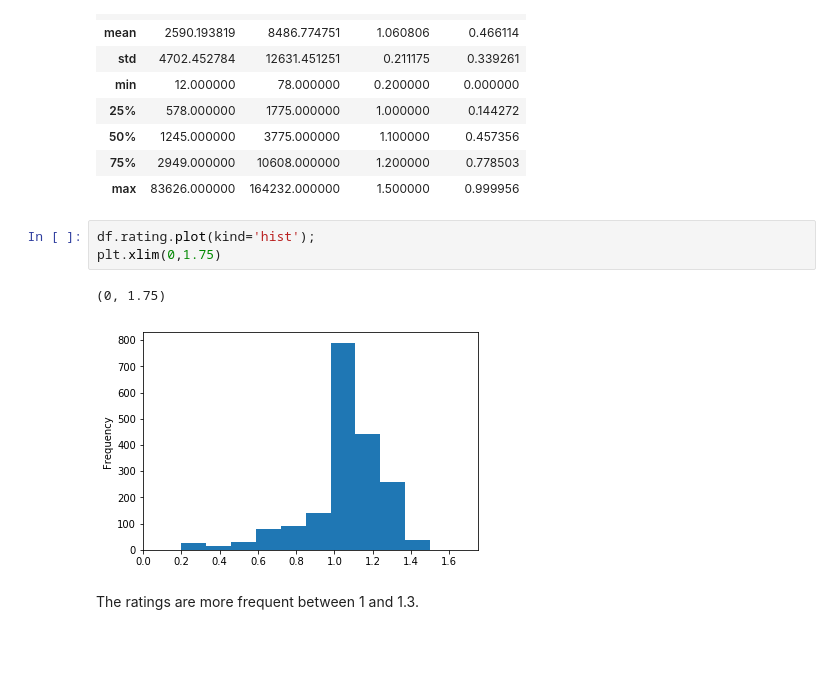
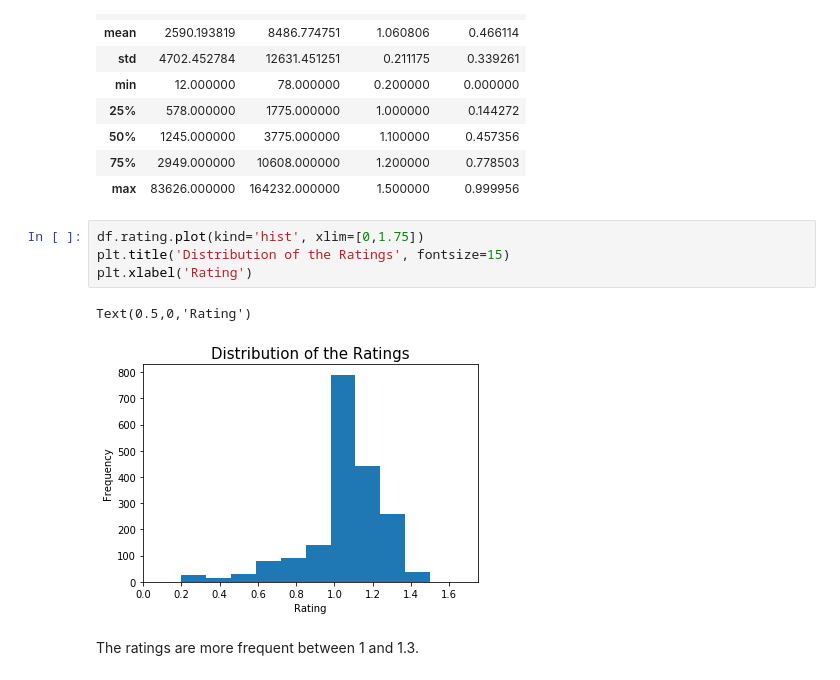
Before and after one commit to yagmurdalman/wrangle-and-analyze-data, a Jupyter notebook: wrangle_act.ipynb, the cells around one changed output. Cells and saved outputs as stored; diff of their text form; blank space fills up the shorter version.

```diff
--- a/wrangle_act.ipynb
+++ b/wrangle_act.ipynb
@@ -1359,10 +1358,11 @@ df[['retweet_count','favorite_count','rating', 'confidence']].describe()
 | 75% | 2949.000000 | 10608.000000 | 1.200000 | 0.778503 |
 | max | 83626.000000 | 164232.000000 | 1.500000 | 0.999956 |
 # %%
-df.rating.plot(kind='hist');
-plt.xlim(0,1.75)
+df.rating.plot(kind='hist', xlim=[0,1.75])
+plt.title('Distribution of the Ratings', fontsize=15)
+plt.xlabel('Rating')
 # %% [output]
-(0, 1.75)
+Text(0.5,0,'Rating')
-[figure, old version]
+[figure, new version]
 # %% [markdown]
 The ratings are more frequent between 1 and 1.3.
```
Also changed, not shown: parts of 10 cells of this notebook.
